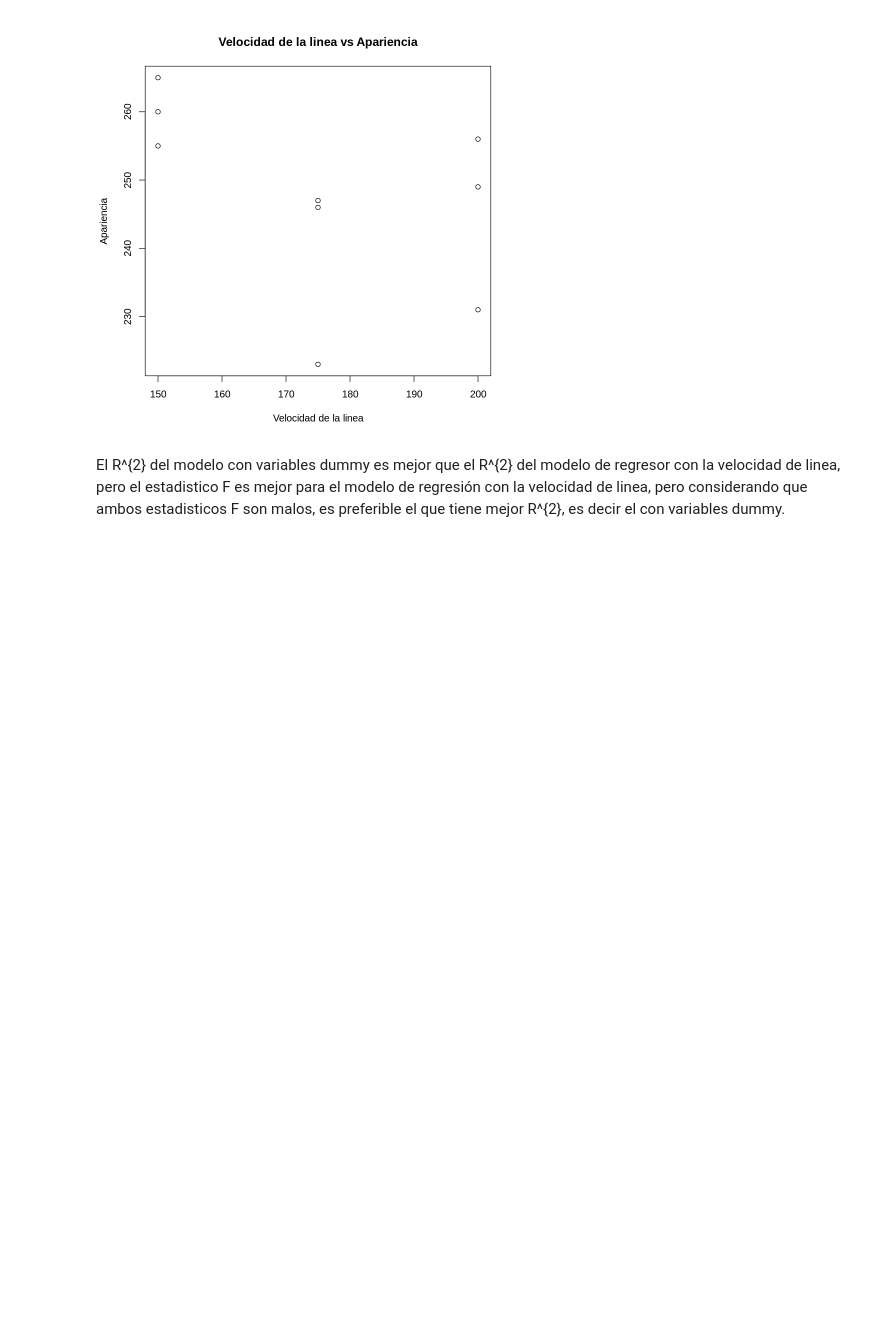
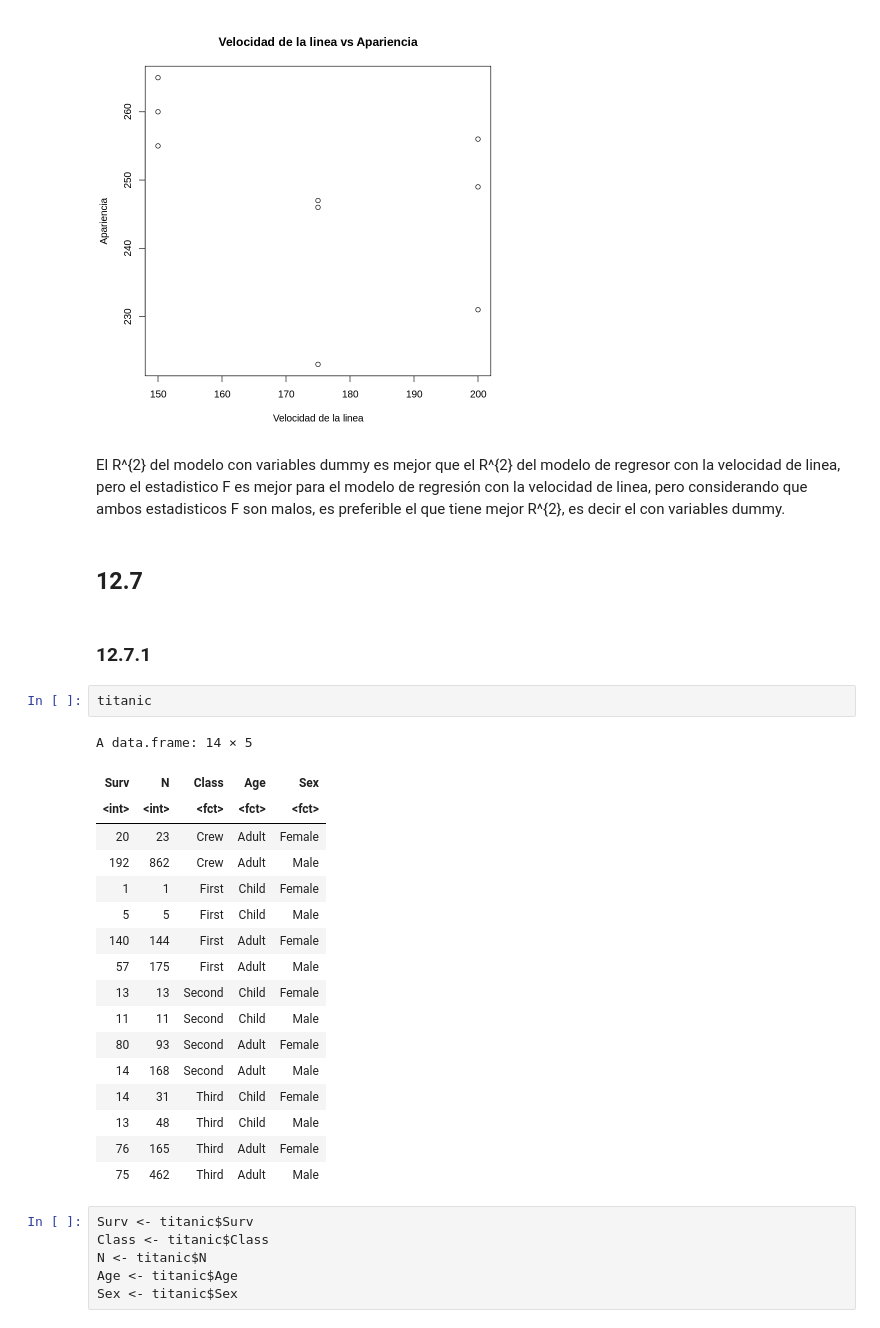
Before and after one commit to Taz-Ricardo/Mat-266, a Jupyter notebook: Tarea_3_regresion.ipynb, the cells around one changed output. Drawn from its saved outputs; the diff is of its cells as text; blank space fills up the shorter version.

```diff
--- a/Tarea_3_regresion.ipynb
+++ b/Tarea_3_regresion.ipynb
@@ -154,3 +243,33 @@ plot(Velocidad_linea, Apariencia, xlab='Velocidad de la linea', ylab='Apariencia
 [figure]
 # %% [markdown]
 El R^{2} del modelo con variables dummy es mejor que el R^{2} del modelo de regresor con la velocidad de linea, pero el estadistico F es mejor para el modelo de regresión con la velocidad de linea, pero considerando que ambos estadisticos F son malos, es preferible el que tiene mejor R^{2}, es decir el con variables dummy.
+# %% [markdown]
+## 12.7
+# %% [markdown]
+### 12.7.1
+# %%
+titanic
+# %% [output]
+A data.frame: 14 × 5
+| Surv | N | Class | Age | Sex |
+| <int> | <int> | <fct> | <fct> | <fct> |
+| 20 | 23 | Crew | Adult | Female |
+| 192 | 862 | Crew | Adult | Male |
+| 1 | 1 | First | Child | Female |
+| 5 | 5 | First | Child | Male |
+| 140 | 144 | First | Adult | Female |
+| 57 | 175 | First | Adult | Male |
+| 13 | 13 | Second | Child | Female |
+| 11 | 11 | Second | Child | Male |
+| 80 | 93 | Second | Adult | Female |
+| 14 | 168 | Second | Adult | Male |
+| 14 | 31 | Third | Child | Female |
+| 13 | 48 | Third | Child | Male |
+| 76 | 165 | Third | Adult | Female |
+| 75 | 462 | Third | Adult | Male |
+# %%
+Surv <- titanic$Surv
+Class <- titanic$Class
+N <- titanic$N
+Age <- titanic$Age
+Sex <- titanic$Sex
```
Also changed, not shown: parts of 16 cells of this notebook.
